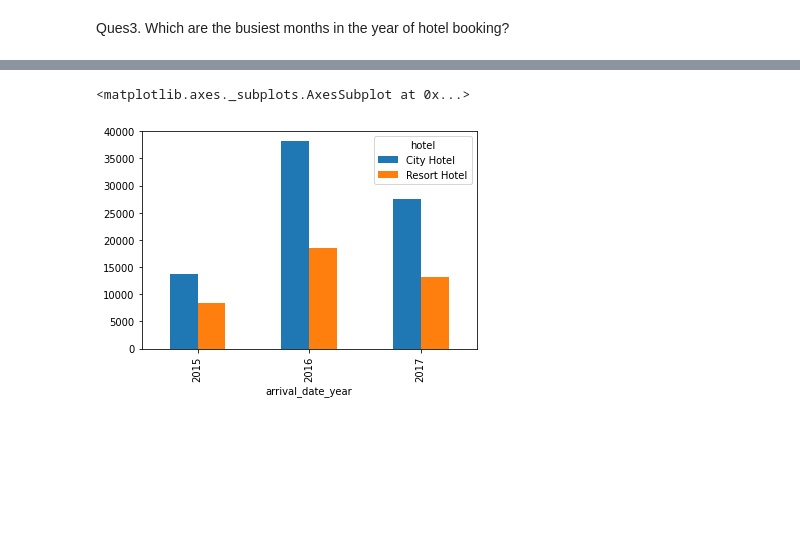
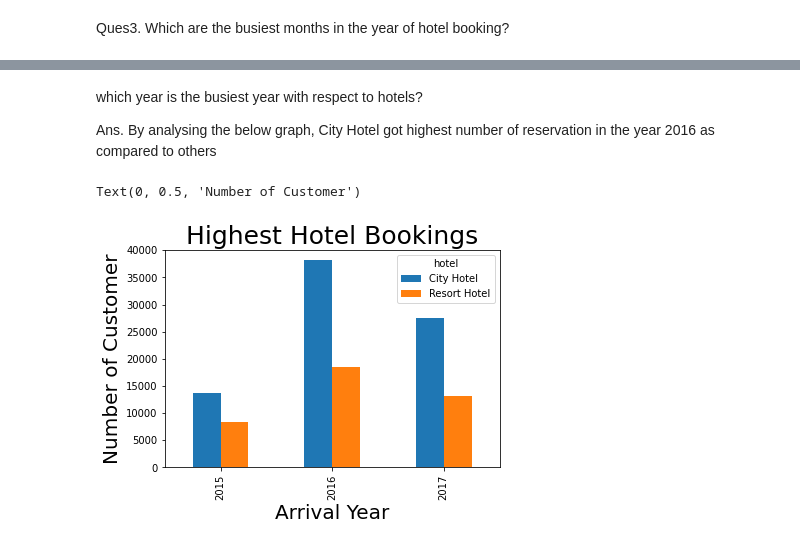
Before and after one commit to Aditi-jainn/Exploratory_data_analysis, a Jupyter notebook: Hotel_analysis.ipynb, the cells around one changed output, grey strips where cells are left out. Cells and saved outputs as stored; diff of their text form; code cells hidden in the pictures; blank space fills up the shorter version.

```diff
--- a/Hotel_analysis.ipynb
+++ b/Hotel_analysis.ipynb
@@ -73,5 +127,12 @@ Ques3. Which are the busiest months in the year of hotel booking?
+# %% [markdown]
+which year is the busiest year with respect to hotels?
+
+Ans.  By analysing the below graph, City Hotel got highest number of reservation in the year 2016 as compared to others
 # %%
 df.groupby('hotel').arrival_date_year.value_counts().unstack(0).plot.bar()
+plt.title('Highest Hotel Bookings', fontsize=25)
+plt.xlabel('Arrival Year', fontsize=20)
+plt.ylabel('Number of Customer', fontsize= 20)
 # %% [output]
-<matplotlib.axes._subplots.AxesSubplot at 0x...>
+Text(0, 0.5, 'Number of Customer')
-[figure, old version]
+[figure, new version]
```
Also changed, not shown: parts of 28 cells of this notebook.
